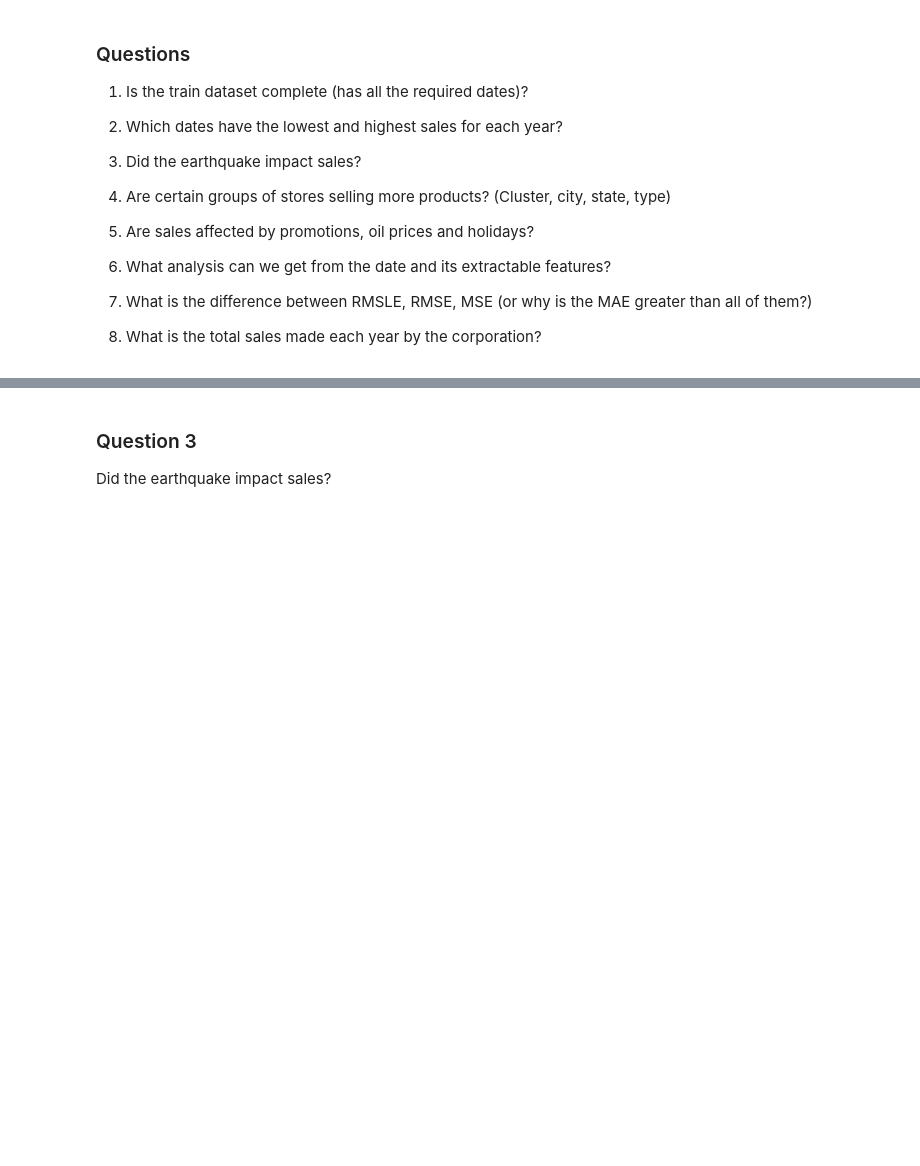
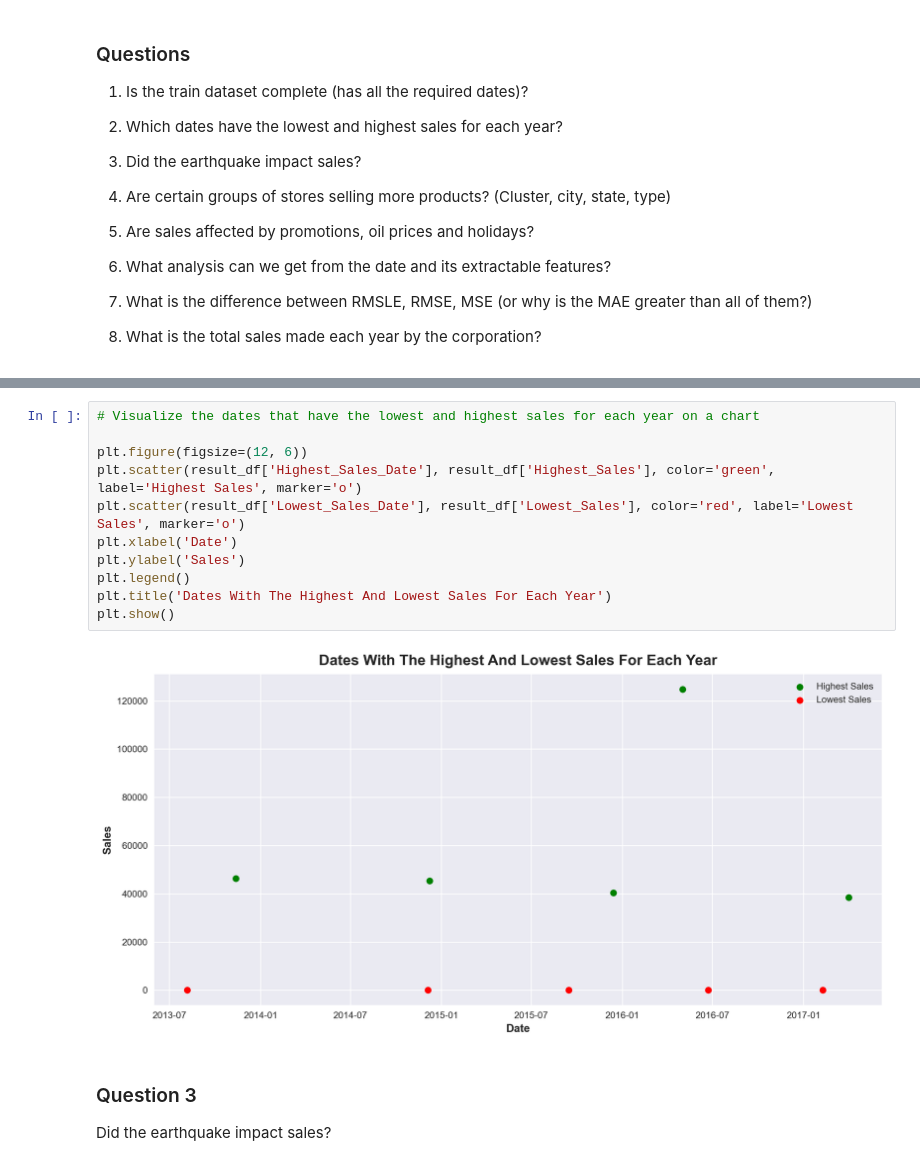
Before and after one commit to iameberedavid/Time-Series-Forecasting-Analysis-For-Corporation-Favorita, a Jupyter notebook: Jupyter Notebook.ipynb, the cells around one changed output, grey strips where cells are left out. Saved outputs shown, nothing was run; the diff lists cells and outputs as text; blank space fills up the shorter version.

```diff
--- a/Jupyter Notebook.ipynb
+++ b/Jupyter Notebook.ipynb
@@ -793,3 +847,16 @@ Which dates have the lowest and highest sales for each year?
+# %%
+# Visualize the dates that have the lowest and highest sales for each year on a chart
+
+plt.figure(figsize=(12, 6))
+plt.scatter(result_df['Highest_Sales_Date'], result_df['Highest_Sales'], color='green', label='Highest Sales', marker='o')
+plt.scatter(result_df['Lowest_Sales_Date'], result_df['Lowest_Sales'], color='red', label='Lowest Sales', marker='o')
+plt.xlabel('Date')
+plt.ylabel('Sales')
+plt.legend()
+plt.title('Dates With The Highest And Lowest Sales For Each Year')
+plt.show()
+# %% [output]
+[figure, added]
 # %% [markdown]
 ### Question 3
 
```
Also changed, not shown: parts of 51 cells of this notebook, 4 other files.
